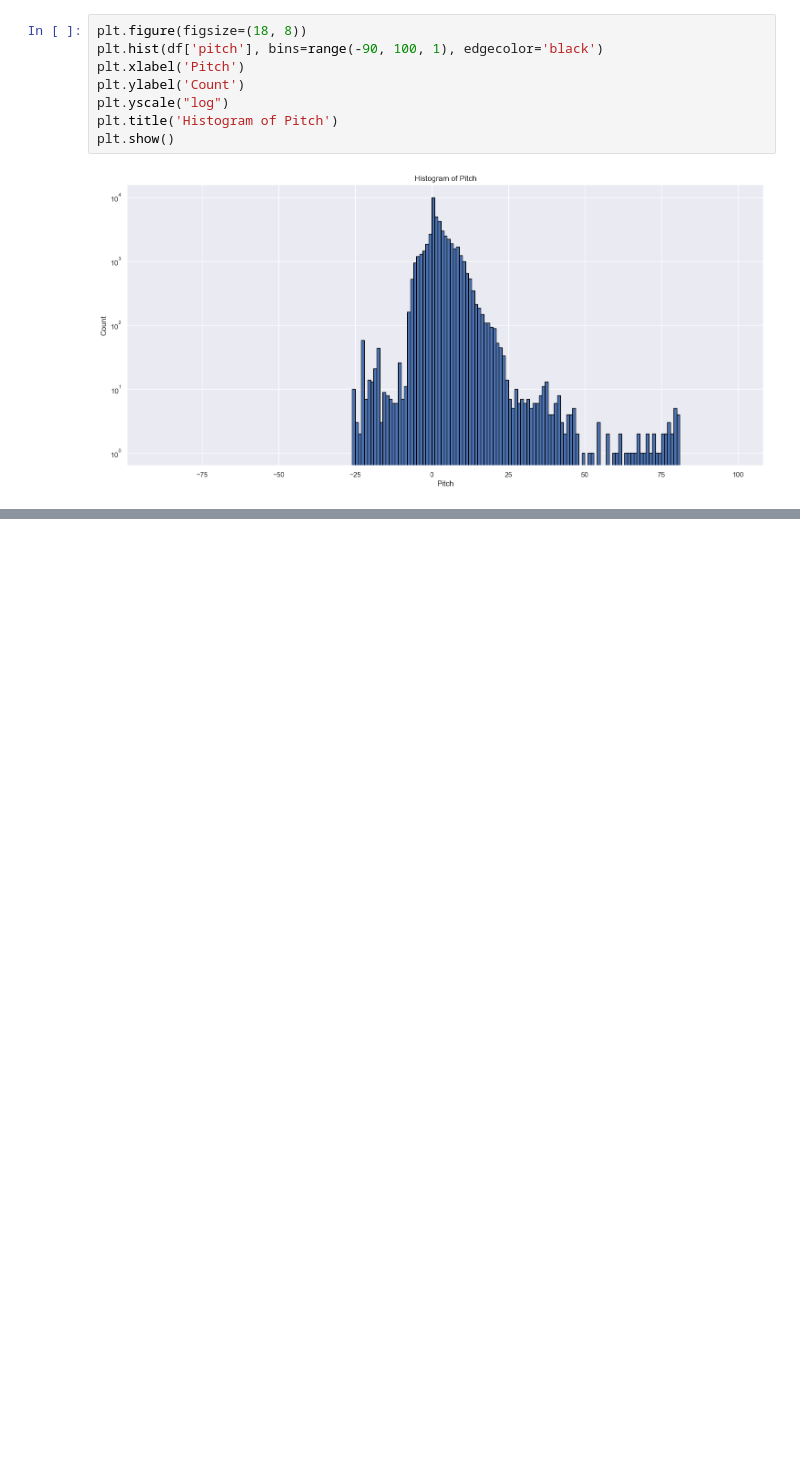
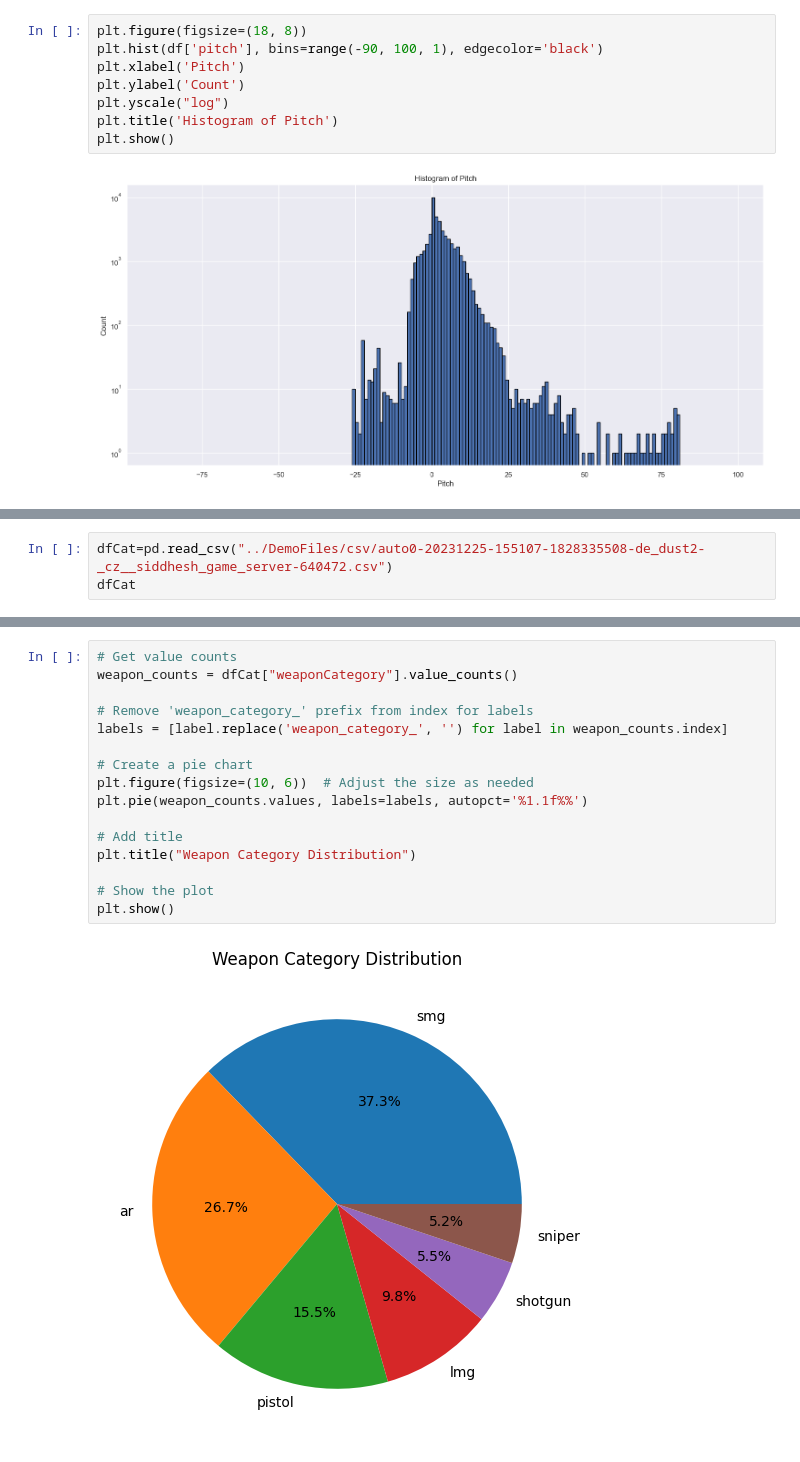
Before and after one commit to YAA-C/GEPCS, a Jupyter notebook: visualization/2,7,1,3 Visualization.ipynb, the cells around one changed output, grey strips where cells are left out. Saved outputs shown, nothing was run; the diff lists cells and outputs as text; blank space fills up the shorter version.

```diff
--- a/visualization/2,7 Visualization.ipynb
+++ b/visualization/2,7,1,3 Visualization.ipynb
@@ -235,0 +302,3 @@ plt.show()
+# %%
+dfCat=pd.read_csv("../DemoFiles/csv/auto0-20231225-155107-1828335508-de_dust2-_cz__siddhesh_game_server-640472.csv")
+dfCat
@@ -235,0 +319,18 @@ plt.show()
+# %%
+# Get value counts
+weapon_counts = dfCat["weaponCategory"].value_counts()
+
+# Remove 'weapon_category_' prefix from index for labels
+labels = [label.replace('weapon_category_', '') for label in weapon_counts.index]
+
+# Create a pie chart
+plt.figure(figsize=(10, 6))  # Adjust the size as needed
+plt.pie(weapon_counts.values, labels=labels, autopct='%1.1f%%')
+
+# Add title
+plt.title("Weapon Category Distribution")
+
+# Show the plot
+plt.show()
+# %% [output]
+[figure, added]
```
Also changed, not shown: parts of 11 cells of this notebook, 1 other file.
